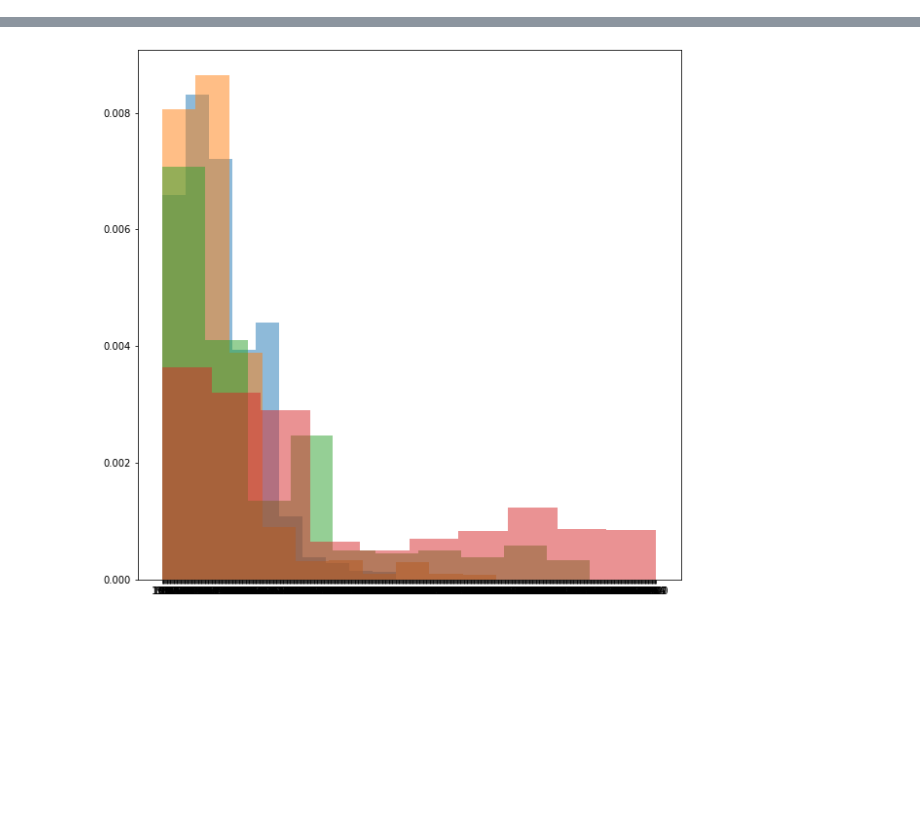
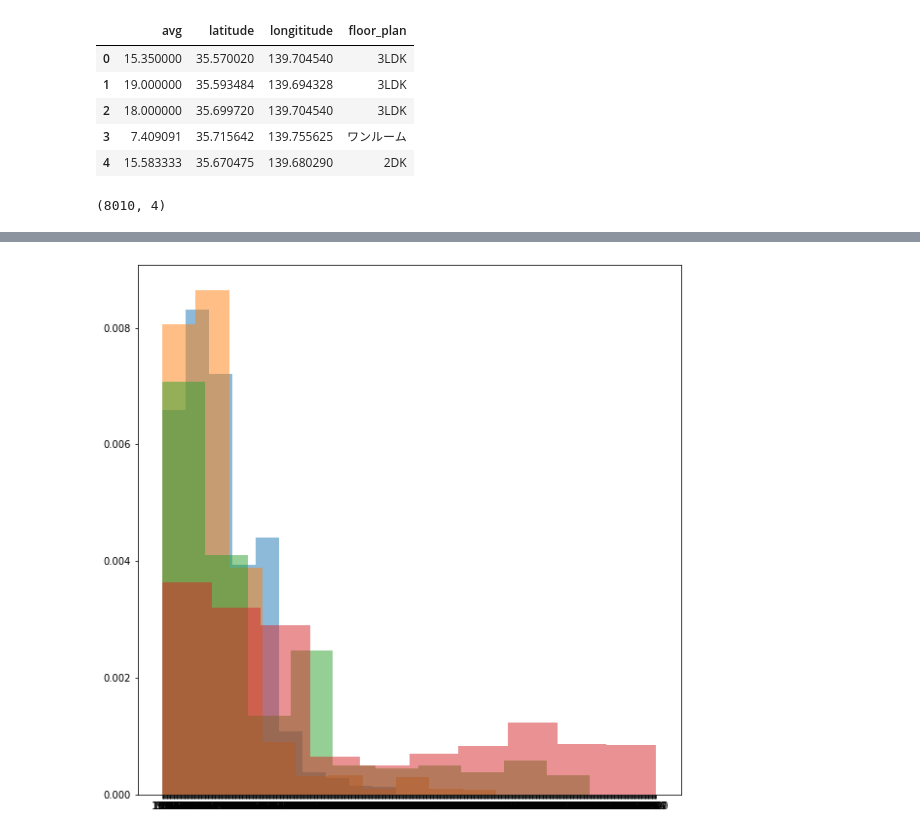
Before and after one commit to physics-machinelearning/RealEstateApp, a Jupyter notebook: app/eda/eda.ipynb, the cells around one changed output, grey strips where cells are left out. Cells and saved outputs as stored; diff of their text form; code cells hidden in the pictures; blank space fills up the shorter version.

```diff
--- a/app/eda/eda.ipynb
+++ b/app/eda/eda.ipynb
@@ -37,0 +37,20 @@ rows_df = pd.DataFrame(rows, columns=['rent', 'latitude', 'longititude', 'floor_
+# %%
+conn = connect_db()
+cur = conn.cursor()
+query_dict = {'select': ['AVG(rent)', 'latitude', 'longititude', 'floor_plan'],
+              'table': 'realestate_rentproperty',
+              'group_by': ['latitude', 'longititude', 'floor_plan']}
+results, cols = get_from_db(query_dict)
+results_df = pd.DataFrame(results, columns=cols)
+results_df.head()
+# %% [output]
+|  | avg | latitude | longititude | floor_plan |
+| 0 | 15.350000 | 35.570020 | 139.704540 | 3LDK |
+| 1 | 19.000000 | 35.593484 | 139.694328 | 3LDK |
+| 2 | 18.000000 | 35.699720 | 139.704540 | 3LDK |
+| 3 | 7.409091 | 35.715642 | 139.755625 | ワンルーム |
+| 4 | 15.583333 | 35.670475 | 139.680290 | 2DK |
+# %%
+results_df.shape
+# %% [output]
+(8010, 4)
```
Also changed, not shown: parts of 5 cells of this notebook.
